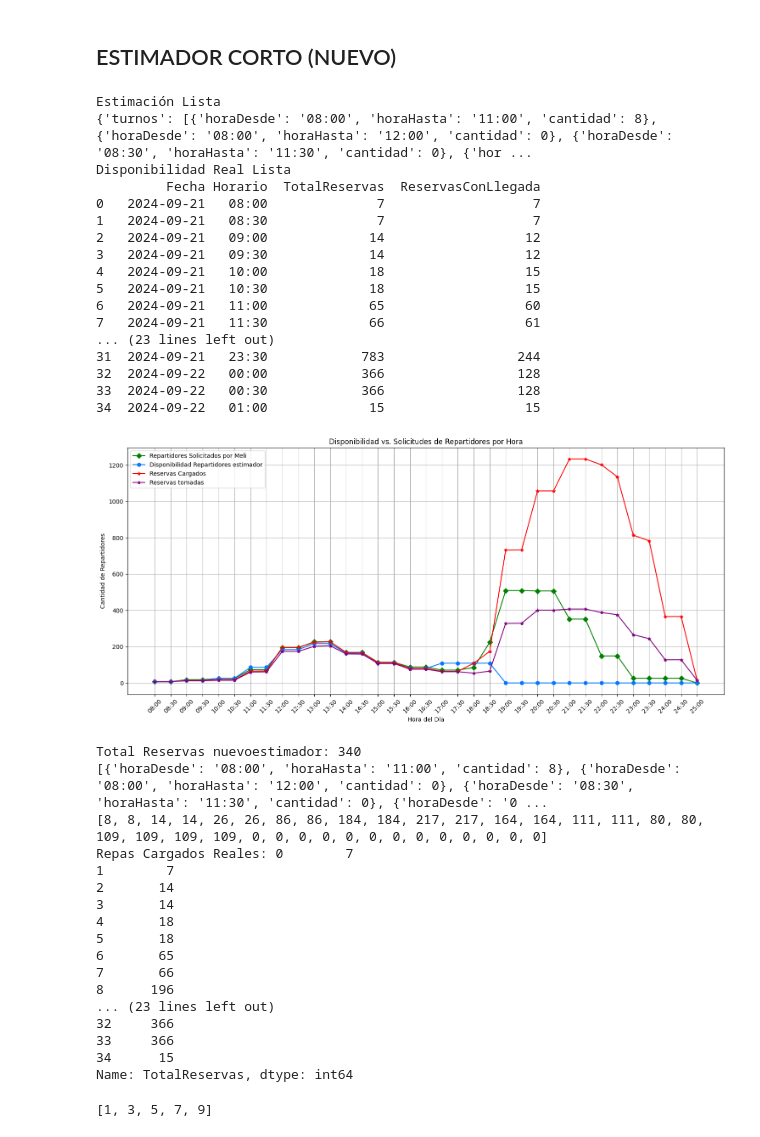
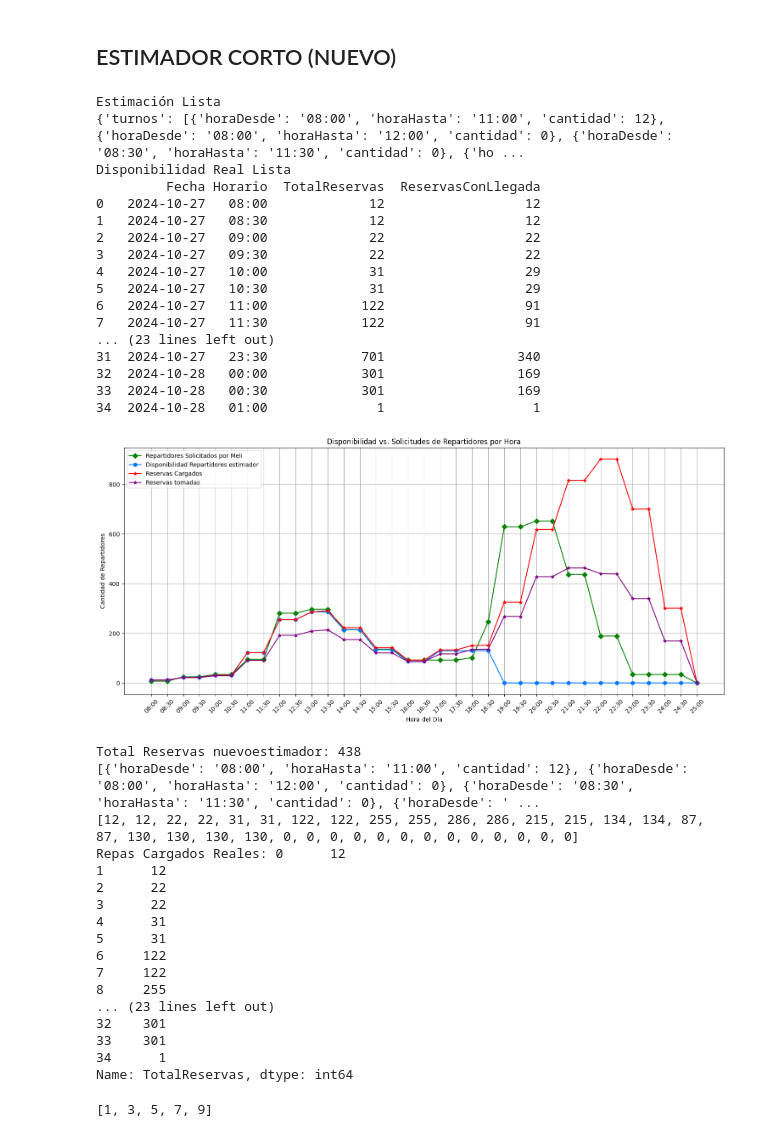
Before and after one commit to gastonmichelotti/EstimadorODS, a Jupyter notebook: TestMeli.ipynb, the cells around one changed output. Saved outputs shown, nothing was run; the diff lists cells and outputs as text; code cells hidden in the pictures.

```diff
--- a/TestMeli.ipynb
+++ b/TestMeli.ipynb
@@ -227,62 +227,62 @@ def revisionMeli(fecha, aumento = 0, aumentoDemanda = 0, aumentoDesde = 0, verbo
     # estimacionVieja = Estimar3(fecha,4,  aumento, aumentoDemanda,aumentoDesde)
 
     if verbose == True:
         print("Estimación Lista")
         print(estimacion)
 
     # estimacion_original = Estimar2(fecha, duracion, 0, 0, 0)
     # if verbose == True:
     #     print("Estimación no fixeada Lista")
 
     reales = RepasReales(fecha)
     if verbose == True:
         print("Disponibilidad Real Lista")
         print(reales)
 
 
     graficar_resultados(estimacion,reales)
     print( "Total Reservas nuevoestimador:" ,estimacion["totalReservas"])
     # print("Total Reservas vijeas:", estimacionVieja["totalReservas"])
     print(estimacion["turnos"])
     print(estimacion["disponibilidadFinal"])
     print("Repas Cargados Reales:", reales["TotalReservas"])
 
     return estimacion
 
-revision = revisionMeli('21/09', 0, 0, 0)
+revision = revisionMeli('27/10', 0, 0, 0)
 # %% [output]
 Estimación Lista
-{'turnos': [{'horaDesde': '08:00', 'horaHasta': '11:00', 'cantidad': 8}, {'horaDesde': '08:00', 'horaHasta': '12:00', 'cantidad': 0}, {'horaDesde': '08:30', 'horaHasta': '11:30', 'cantidad': 0}, {'hor ...
+{'turnos': [{'horaDesde': '08:00', 'horaHasta': '11:00', 'cantidad': 12}, {'horaDesde': '08:00', 'horaHasta': '12:00', 'cantidad': 0}, {'horaDesde': '08:30', 'horaHasta': '11:30', 'cantidad': 0}, {'ho ...
 Disponibilidad Real Lista
          Fecha Horario  TotalReservas  ReservasConLlegada
-0   2024-09-21   08:00              7                   7
-1   2024-09-21   08:30              7                   7
-2   2024-09-21   09:00             14                  12
-3   2024-09-21   09:30             14                  12
-4   2024-09-21   10:00             18                  15
-5   2024-09-21   10:30             18                  15
-6   2024-09-21   11:00             65                  60
-7   2024-09-21   11:30             66                  61
+0   2024-10-27   08:00             12                  12
+1   2024-10-27   08:30             12                  12
+2   2024-10-27   09:00             22                  22
+3   2024-10-27   09:30             22                  22
+4   2024-10-27   10:00             31                  29
+5   2024-10-27   10:30             31                  29
+6   2024-10-27   11:00            122                  91
+7   2024-10-27   11:30            122                  91
 ... (23 lines left out)
-31  2024-09-21   23:30            783                 244
-32  2024-09-22   00:00            366                 128
-33  2024-09-22   00:30            366                 128
-34  2024-09-22   01:00             15                  15
+31  2024-10-27   23:30            701                 340
+32  2024-10-28   00:00            301                 169
+33  2024-10-28   00:30            301                 169
+34  2024-10-28   01:00              1                   1
-[figure, old version]
+[figure, new version]
-Total Reservas nuevoestimador: 340
-[{'horaDesde': '08:00', 'horaHasta': '11:00', 'cantidad': 8}, {'horaDesde': '08:00', 'horaHasta': '12:00', 'cantidad': 0}, {'horaDesde': '08:30', 'horaHasta': '11:30', 'cantidad': 0}, {'horaDesde': '0 ...
-[8, 8, 14, 14, 26, 26, 86, 86, 184, 184, 217, 217, 164, 164, 111, 111, 80, 80, 109, 109, 109, 109, 0, 0, 0, 0, 0, 0, 0, 0, 0, 0, 0, 0, 0]
-Repas Cargados Reales: 0        7
-1        7
-2       14
-3       14
-4       18
-5       18
-6       65
-7       66
-8      196
+Total Reservas nuevoestimador: 438
+[{'horaDesde': '08:00', 'horaHasta': '11:00', 'cantidad': 12}, {'horaDesde': '08:00', 'horaHasta': '12:00', 'cantidad': 0}, {'horaDesde': '08:30', 'horaHasta': '11:30', 'cantidad': 0}, {'horaDesde': ' ...
+[12, 12, 22, 22, 31, 31, 122, 122, 255, 255, 286, 286, 215, 215, 134, 134, 87, 87, 130, 130, 130, 130, 0, 0, 0, 0, 0, 0, 0, 0, 0, 0, 0, 0, 0]
+Repas Cargados Reales: 0      12
+1      12
+2      22
+3      22
+4      31
+5      31
+6     122
+7     122
+8     255
 ... (23 lines left out)
-32     366
-33     366
-34      15
+32    301
+33    301
+34      1
 Name: TotalReservas, dtype: int64
```
Also changed, not shown: parts of 4 cells of this notebook, 1 other file.
